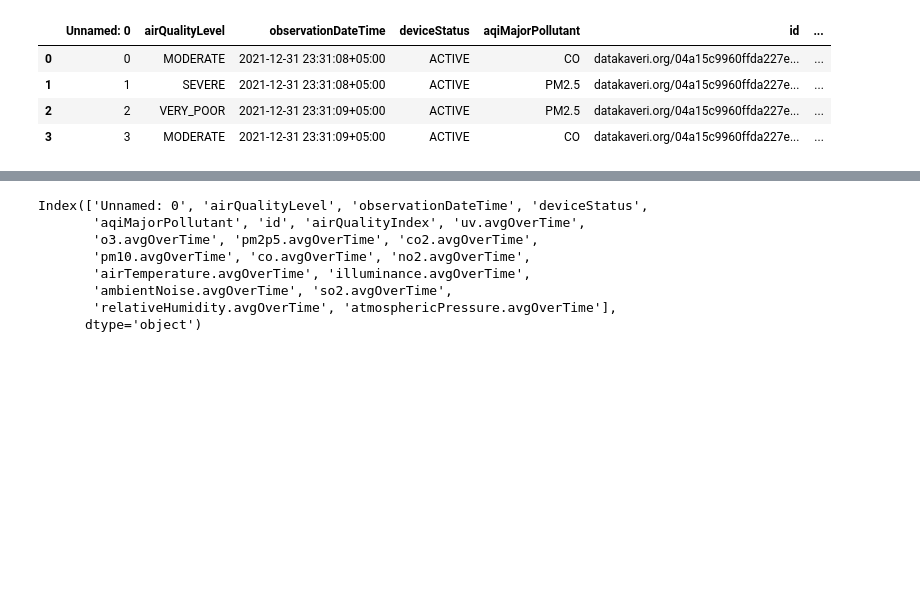
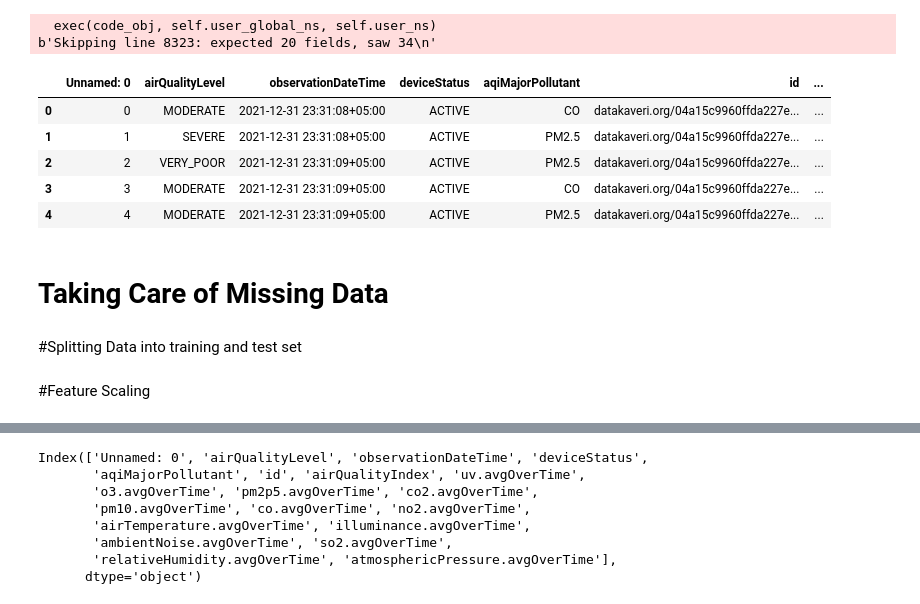
Before and after one commit to somesh2002/Smart-City-Pollution-Tracking, a Jupyter notebook: main.ipynb, the cells around one changed output, grey strips where cells are left out. Drawn from its saved outputs; the diff is of its cells as text; code cells hidden in the pictures; blank space fills up the shorter version.

Commit message:
Data Pre Processing

```diff
--- a/main.ipynb
+++ b/main.ipynb
@@ -4,10 +3,22 @@ import fastparquet
 import numpy as np
 # %%
-pune_aqm = pd.read_csv("pune-aqm-jan.csv")
-pune_aqm.head(4)
+pune_aqm = pd.read_csv("pune-aqm-jan.csv",  error_bad_lines=False)
+
+
+X = pune_aqm.iloc[:, 7:].values
+
+y = pune_aqm.iloc[:, 6].values
 # %% [output]
-|  | Unnamed: 0 | airQualityLevel | observationDateTime | deviceStatus | aqiMajorPollutant | id | ... |
-| 0 | 0 | MODERATE | 2021-12-31 23:31:08+05:00 | ACTIVE | CO | datakaveri.org/04a15c9960ffda227e... | ... |
-| 1 | 1 | SEVERE | 2021-12-31 23:31:08+05:00 | ACTIVE | PM2.5 | datakaveri.org/04a15c9960ffda227e... | ... |
-| 2 | 2 | VERY_POOR | 2021-12-31 23:31:09+05:00 | ACTIVE | PM2.5 | datakaveri.org/04a15c9960ffda227e... | ... |
-| 3 | 3 | MODERATE | 2021-12-31 23:31:09+05:00 | ACTIVE | CO | datakaveri.org/04a15c9960ffda227e... | ... |
+  exec(code_obj, self.user_global_ns, self.user_ns)
+b'Skipping line 8323: expected 20 fields, saw 34\n'
+# %%
+pune_aqm.head()
+# %% [output]
+|  | Unnamed: 0 | airQualityLevel | observationDateTime | deviceStatus | aqiMajorPollutant | id | ... |
+| 0 | 0 | MODERATE | 2021-12-31 23:31:08+05:00 | ACTIVE | CO | datakaveri.org/04a15c9960ffda227e... | ... |
+| 1 | 1 | SEVERE | 2021-12-31 23:31:08+05:00 | ACTIVE | PM2.5 | datakaveri.org/04a15c9960ffda227e... | ... |
+| 2 | 2 | VERY_POOR | 2021-12-31 23:31:09+05:00 | ACTIVE | PM2.5 | datakaveri.org/04a15c9960ffda227e... | ... |
+| 3 | 3 | MODERATE | 2021-12-31 23:31:09+05:00 | ACTIVE | CO | datakaveri.org/04a15c9960ffda227e... | ... |
+| 4 | 4 | MODERATE | 2021-12-31 23:31:09+05:00 | ACTIVE | PM2.5 | datakaveri.org/04a15c9960ffda227e... | ... |
+# %% [markdown]
+# Taking Care of Missing Data
@@ -13,0 +31,2 @@ pune_aqm.head(4)
+# %% [markdown]
+#Splitting Data into training and test set
@@ -13,0 +36,2 @@ pune_aqm.head(4)
+# %% [markdown]
+#Feature Scaling
```
Also changed, not shown: parts of 9 cells of this notebook.
